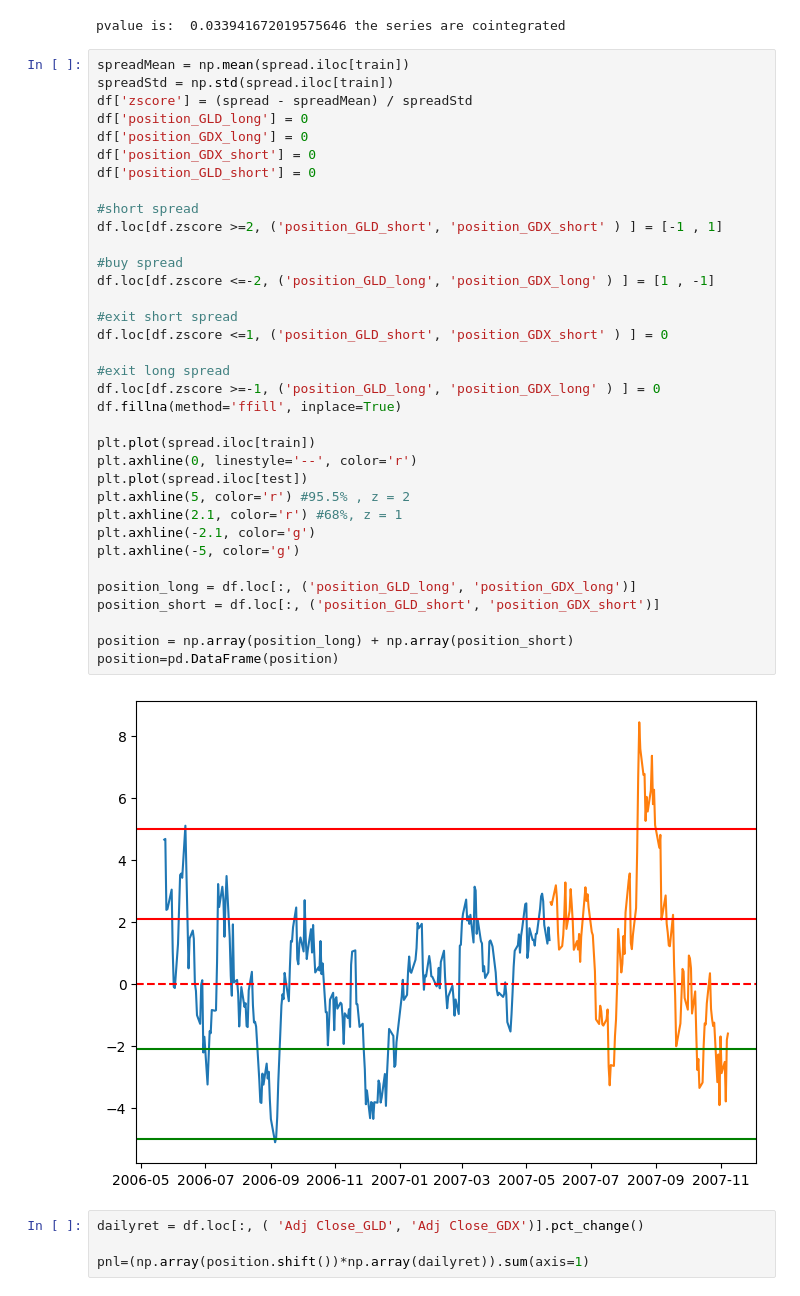
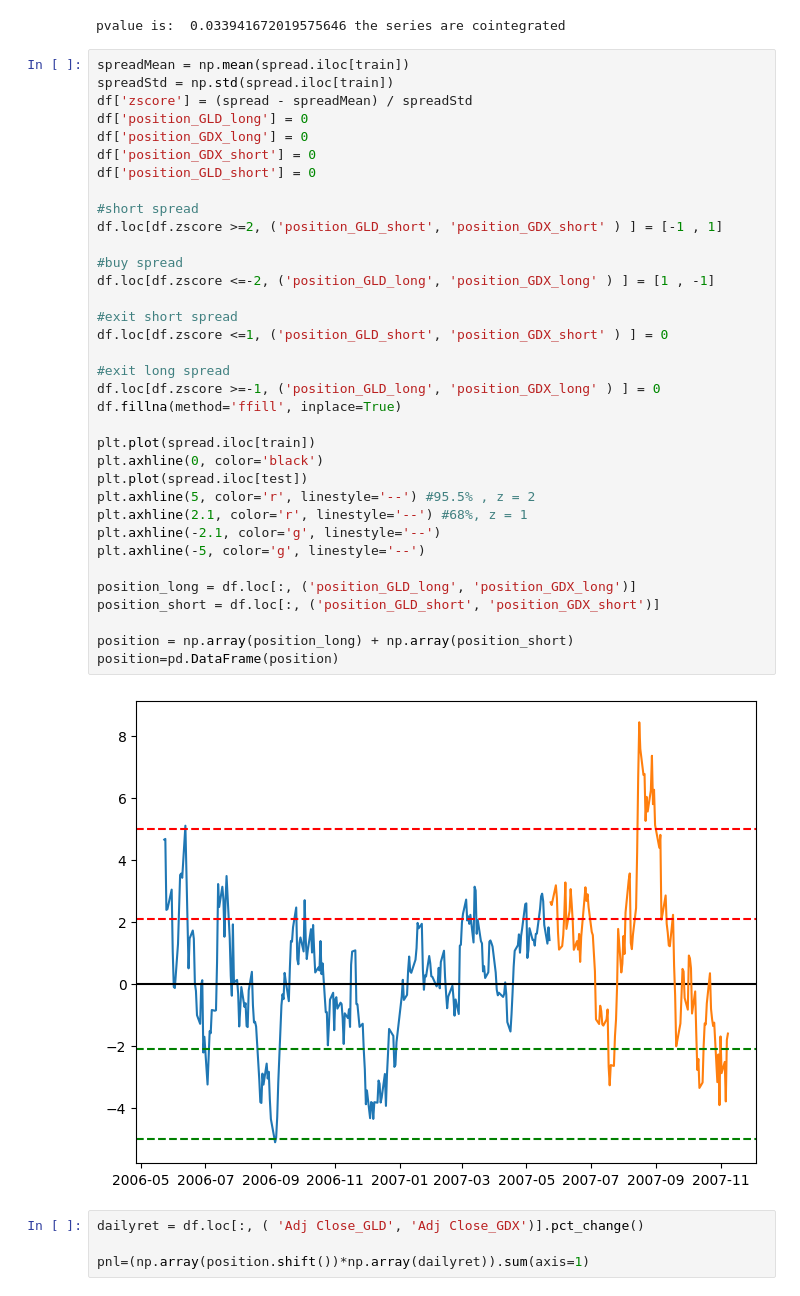
Before and after one commit to xwj0109/Quant-Finance, a Jupyter notebook: GLDGDXpair.ipynb, the cells around one changed output. Drawn from its saved outputs; the diff is of its cells as text.

```diff
--- a/GLDGDXpair.ipynb
+++ b/GLDGDXpair.ipynb
@@ -58,39 +58,39 @@ pvalue is:  0.033941672019575646 the series are cointegrated
 spreadMean = np.mean(spread.iloc[train])
 spreadStd = np.std(spread.iloc[train])
 df['zscore'] = (spread - spreadMean) / spreadStd
 df['position_GLD_long'] = 0
 df['position_GDX_long'] = 0
 df['position_GDX_short'] = 0
 df['position_GLD_short'] = 0
 
 #short spread
 df.loc[df.zscore >=2, ('position_GLD_short', 'position_GDX_short' ) ] = [-1 , 1]
 
 #buy spread
 df.loc[df.zscore <=-2, ('position_GLD_long', 'position_GDX_long' ) ] = [1 , -1]
 
 #exit short spread
 df.loc[df.zscore <=1, ('position_GLD_short', 'position_GDX_short' ) ] = 0
 
 #exit long spread
 df.loc[df.zscore >=-1, ('position_GLD_long', 'position_GDX_long' ) ] = 0
 df.fillna(method='ffill', inplace=True)
 
 plt.plot(spread.iloc[train])
-plt.axhline(0, linestyle='--', color='r')
+plt.axhline(0, color='black')
 plt.plot(spread.iloc[test])
-plt.axhline(5, color='r') #95.5% , z = 2
-plt.axhline(2.1, color='r') #68%, z = 1
-plt.axhline(-2.1, color='g')
-plt.axhline(-5, color='g')
+plt.axhline(5, color='r', linestyle='--') #95.5% , z = 2
+plt.axhline(2.1, color='r', linestyle='--') #68%, z = 1
+plt.axhline(-2.1, color='g', linestyle='--')
+plt.axhline(-5, color='g', linestyle='--')
 
 position_long = df.loc[:, ('position_GLD_long', 'position_GDX_long')]
 position_short = df.loc[:, ('position_GLD_short', 'position_GDX_short')]
 
 position = np.array(position_long) + np.array(position_short)
 position=pd.DataFrame(position)
 # %% [output]
-[figure, old version]
+[figure, new version]
 # %%
 dailyret = df.loc[:, ( 'Adj Close_GLD', 'Adj Close_GDX')].pct_change()
 
```
